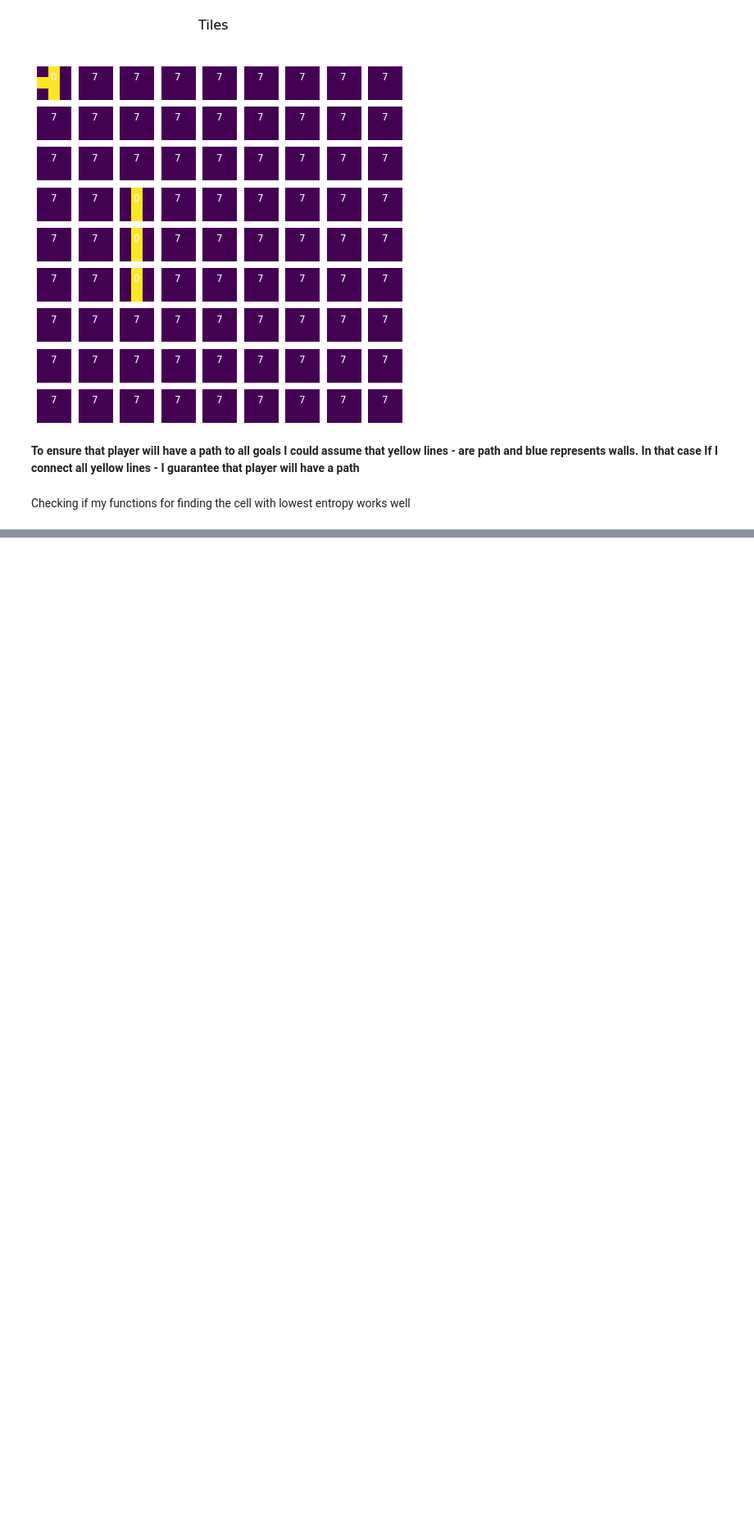
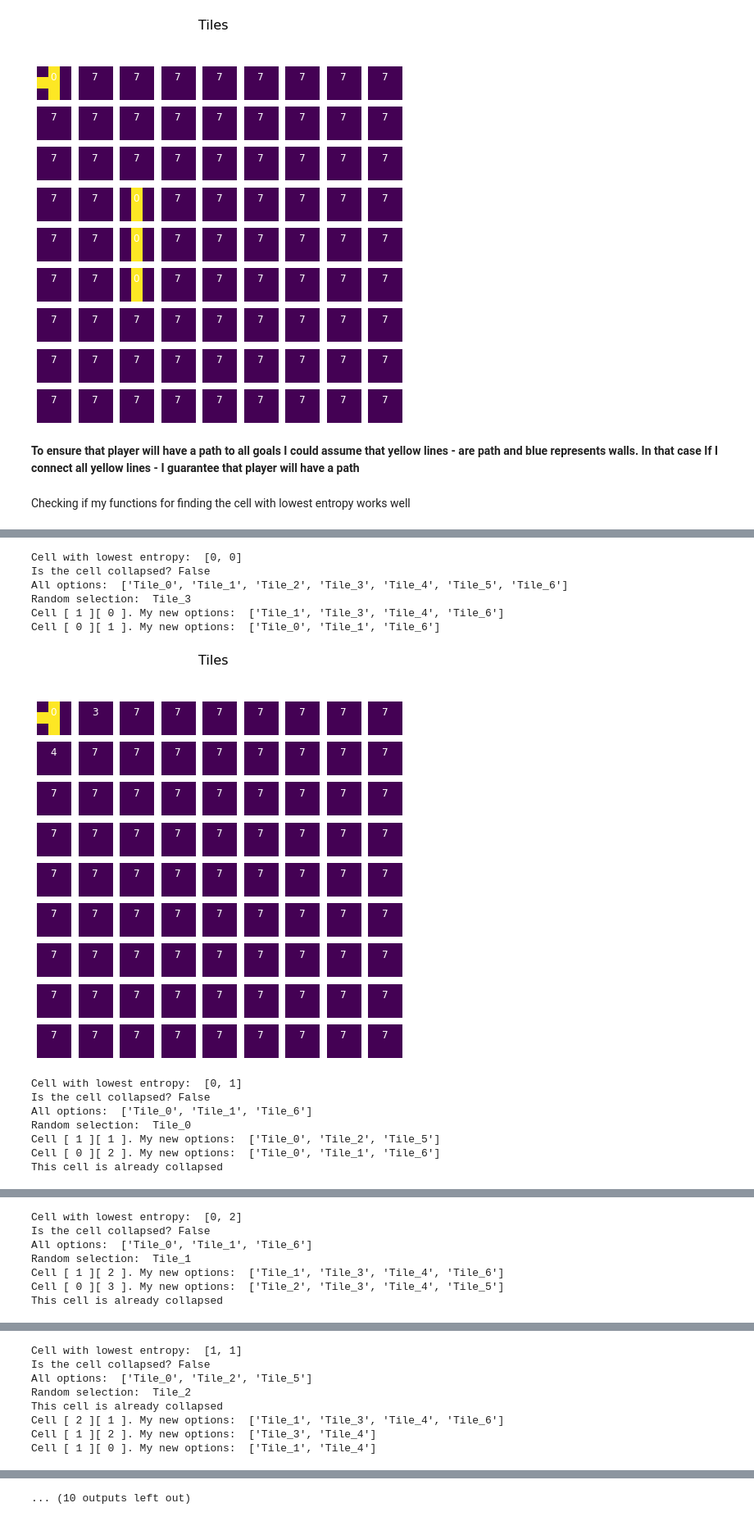
Before and after one commit to thoroc/Wave-Function-Collapse-Grid-World-Maze, a Jupyter notebook: Wave_Function_Collapse.ipynb, the cells around one changed output, grey strips where cells are left out. Shown at 82% size. Saved outputs shown, nothing was run; the diff lists cells and outputs as text; code cells hidden in the pictures; blank space fills up the shorter version.

```diff
--- a/Wave_Function_Collapse.ipynb
+++ b/Wave_Function_Collapse.ipynb
@@ -509,0 +436,25 @@ My new options:  ['Tile_1', 'Tile_2', 'Tile_4']
+# %%
+Game = Grid(9)
+Game.DrawBoard(includeEntropy = True)
+Game.Update()
+Game.DrawBoard(includeEntropy = True)
+Game.Update()
+Game.DrawBoard(includeEntropy = True)
+Game.Update()
+Game.DrawBoard(includeEntropy = True)
+Game.Update()
+Game.DrawBoard(includeEntropy = True)
+Game.Update()
+Game.DrawBoard(includeEntropy = True)
+Game.Update()
+Game.DrawBoard(includeEntropy = True)
+Game.Update()
+Game.DrawBoard(includeEntropy = True)
+Game.Update()
+Game.DrawBoard(includeEntropy = True)
+Game.Update()
+Game.DrawBoard(includeEntropy = True)
+Game.Update()
+Game.DrawBoard(includeEntropy = True)
+Game.Update()
+# %% [output]
@@ -509,0 +462,14 @@ My new options:  ['Tile_1', 'Tile_2', 'Tile_4']
+Cell with lowest entropy:  [0, 0]
+Is the cell collapsed? False
+All options:  ['Tile_0', 'Tile_1', 'Tile_2', 'Tile_3', 'Tile_4', 'Tile_5', 'Tile_6']
+Random selection:  Tile_3
+Cell [ 1 ][ 0 ]. My new options:  ['Tile_1', 'Tile_3', 'Tile_4', 'Tile_6']
+Cell [ 0 ][ 1 ]. My new options:  ['Tile_0', 'Tile_1', 'Tile_6']
+[figure, added]
+Cell with lowest entropy:  [0, 1]
+Is the cell collapsed? False
+All options:  ['Tile_0', 'Tile_1', 'Tile_6']
+Random selection:  Tile_0
+Cell [ 1 ][ 1 ]. My new options:  ['Tile_0', 'Tile_2', 'Tile_5']
+Cell [ 0 ][ 2 ]. My new options:  ['Tile_0', 'Tile_1', 'Tile_6']
+This cell is already collapsed
@@ -509,0 +477,7 @@ My new options:  ['Tile_1', 'Tile_2', 'Tile_4']
+Cell with lowest entropy:  [0, 2]
+Is the cell collapsed? False
+All options:  ['Tile_0', 'Tile_1', 'Tile_6']
+Random selection:  Tile_1
+Cell [ 1 ][ 2 ]. My new options:  ['Tile_1', 'Tile_3', 'Tile_4', 'Tile_6']
+Cell [ 0 ][ 3 ]. My new options:  ['Tile_2', 'Tile_3', 'Tile_4', 'Tile_5']
+This cell is already collapsed
@@ -509,0 +485,8 @@ My new options:  ['Tile_1', 'Tile_2', 'Tile_4']
+Cell with lowest entropy:  [1, 1]
+Is the cell collapsed? False
+All options:  ['Tile_0', 'Tile_2', 'Tile_5']
+Random selection:  Tile_2
+This cell is already collapsed
+Cell [ 2 ][ 1 ]. My new options:  ['Tile_1', 'Tile_3', 'Tile_4', 'Tile_6']
+Cell [ 1 ][ 2 ]. My new options:  ['Tile_3', 'Tile_4']
+Cell [ 1 ][ 0 ]. My new options:  ['Tile_1', 'Tile_4']
@@ -509,0 +510 @@ My new options:  ['Tile_1', 'Tile_2', 'Tile_4']
+... (10 outputs left out)
```
Also changed, not shown: parts of 11 cells of this notebook.
